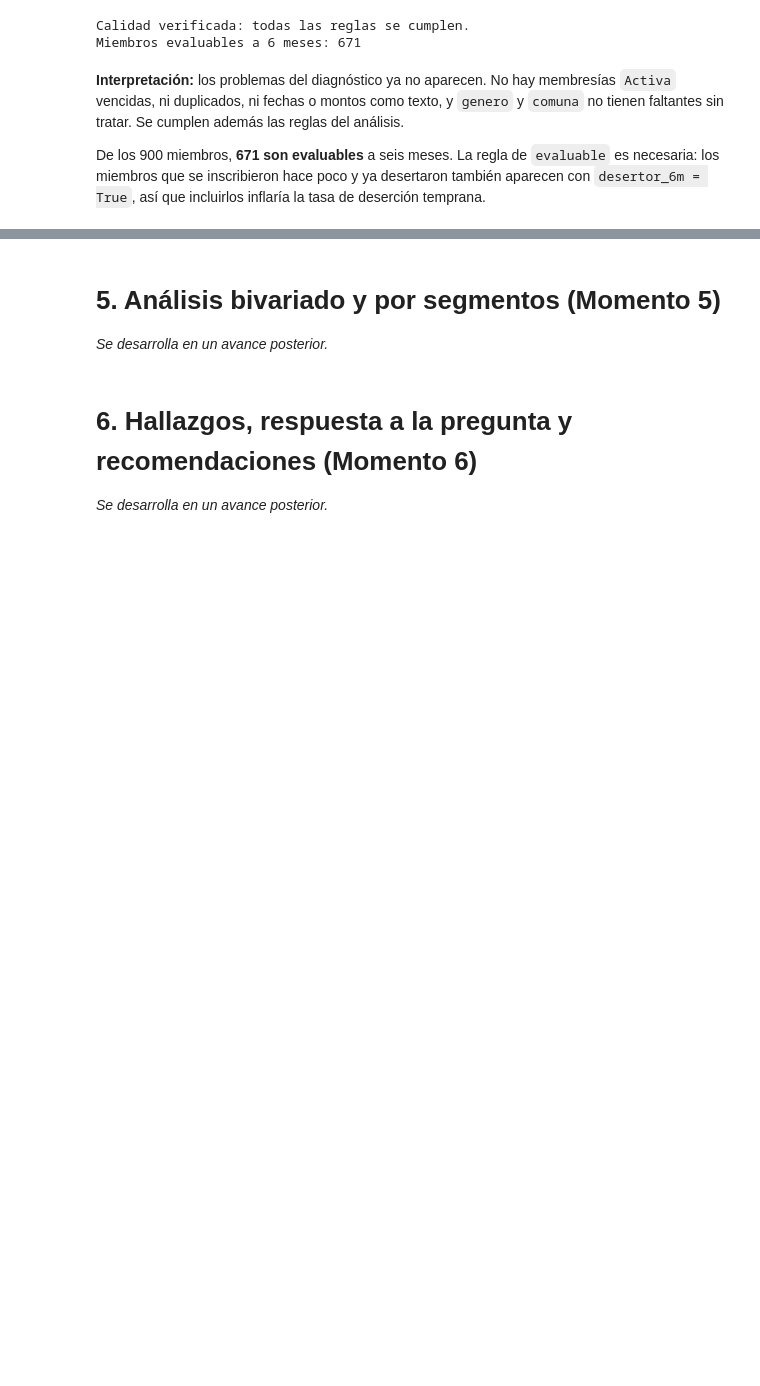
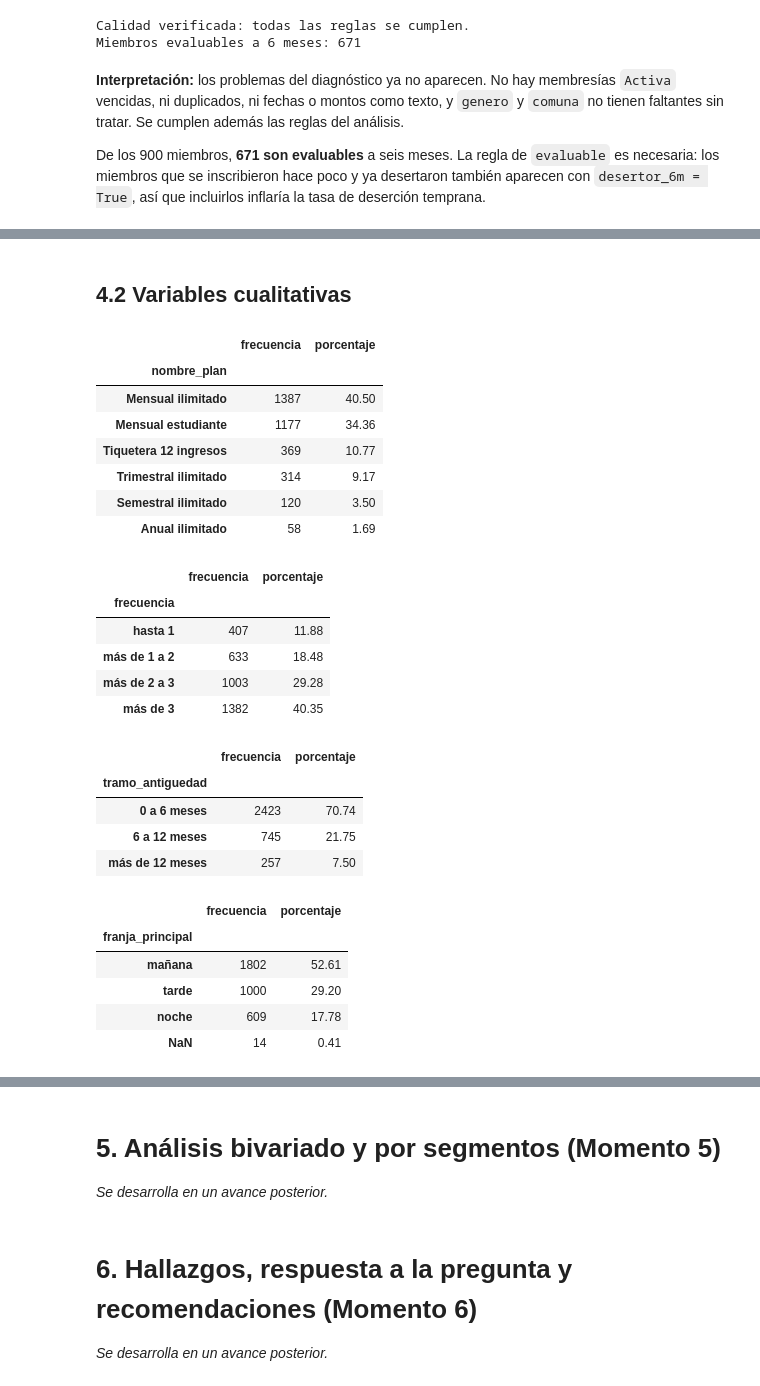
Before and after one commit to juanmejia017/PandasZonafitevolution, a Jupyter notebook: notebooks/analytical_report.ipynb, the cells around one changed output, grey strips where cells are left out. Saved outputs shown, nothing was run; the diff lists cells and outputs as text; code cells hidden in the pictures; blank space fills up the shorter version.

```diff
--- a/notebooks/analytical_report.ipynb
+++ b/notebooks/analytical_report.ipynb
@@ -279,0 +310,50 @@ De los 900 miembros, **671 son evaluables** a seis meses. La regla de `evaluable
+# %% [markdown]
+## 4.2 Variables cualitativas
+# %%
+# Paso 2. Frecuencias absolutas y relativas de las variables cualitativas
+def tabla_frecuencias(serie, orden=None):
+    """Frecuencia absoluta y relativa (%) en una sola tabla, con los nulos incluidos.
+    Si se da un orden (variables ordinales), las filas se muestran en ese orden."""
+    tabla = pd.DataFrame({
+        "frecuencia": serie.value_counts(dropna=False),
+        "porcentaje": serie.value_counts(dropna=False, normalize=True) * 100,
+    })
+    if orden is not None:
+        tabla = tabla.reindex(orden)
+    return tabla.rename_axis(serie.name).round(2)
+
+# Nominal: de mayor a menor frecuencia
+frec_plan = tabla_frecuencias(membresias["nombre_plan"])
+# Ordinales: en el orden lógico de sus categorías
+frec_frecuencia = tabla_frecuencias(membresias["frecuencia"], orden=membresias["frecuencia"].cat.categories)
+frec_tramo = tabla_frecuencias(membresias["tramo_antiguedad"], orden=membresias["tramo_antiguedad"].cat.categories)
+# franja_principal es texto: el orden se da a mano y se agrega el nulo (membresías sin visitas)
+frec_franja = tabla_frecuencias(membresias["franja_principal"], orden=["mañana", "tarde", "noche", None])
+
+display(frec_plan, frec_frecuencia, frec_tramo, frec_franja)
+# %% [output]
+|  | frecuencia | porcentaje |
+| nombre_plan |  |  |
+| Mensual ilimitado | 1387 | 40.50 |
+| Mensual estudiante | 1177 | 34.36 |
+| Tiquetera 12 ingresos | 369 | 10.77 |
+| Trimestral ilimitado | 314 | 9.17 |
+| Semestral ilimitado | 120 | 3.50 |
+| Anual ilimitado | 58 | 1.69 |
+|  | frecuencia | porcentaje |
+| frecuencia |  |  |
+| hasta 1 | 407 | 11.88 |
+| más de 1 a 2 | 633 | 18.48 |
+| más de 2 a 3 | 1003 | 29.28 |
+| más de 3 | 1382 | 40.35 |
+|  | frecuencia | porcentaje |
+| tramo_antiguedad |  |  |
+| 0 a 6 meses | 2423 | 70.74 |
+| 6 a 12 meses | 745 | 21.75 |
+| más de 12 meses | 257 | 7.50 |
+|  | frecuencia | porcentaje |
+| franja_principal |  |  |
+| mañana | 1802 | 52.61 |
+| tarde | 1000 | 29.20 |
+| noche | 609 | 17.78 |
+| NaN | 14 | 0.41 |
```
Also changed, not shown: parts of 12 cells of this notebook, 1 other file.
